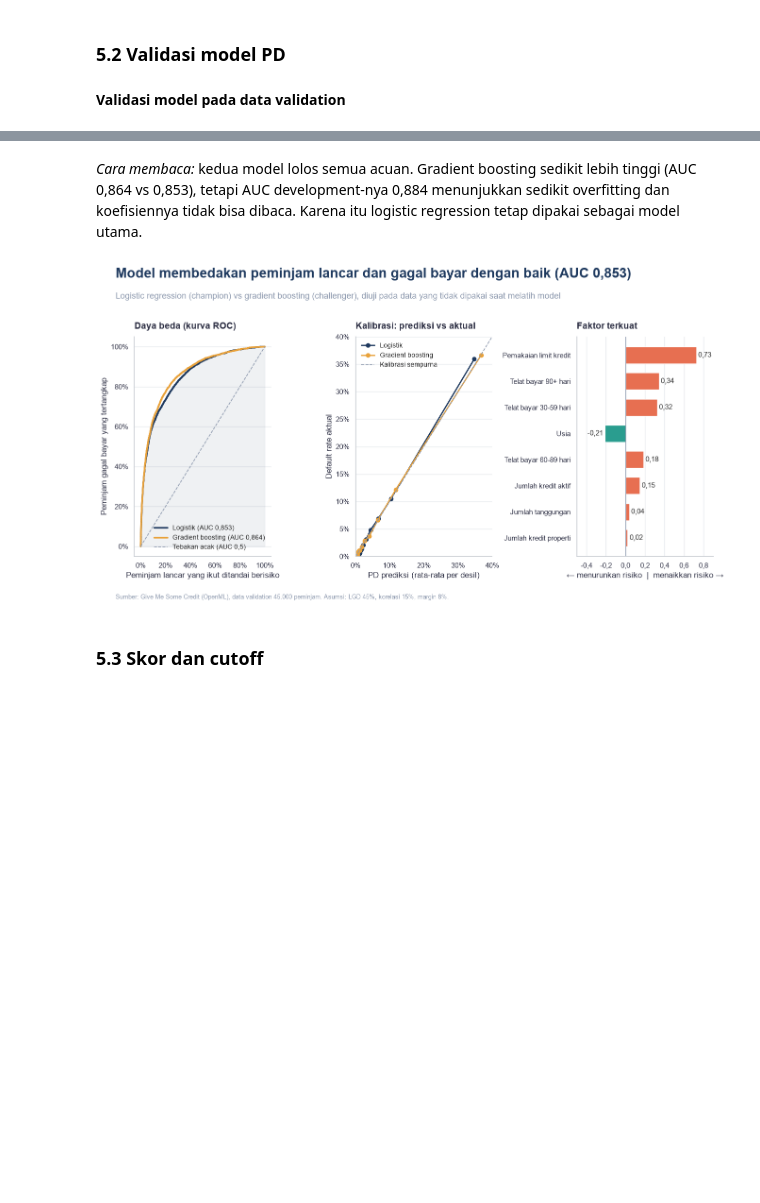
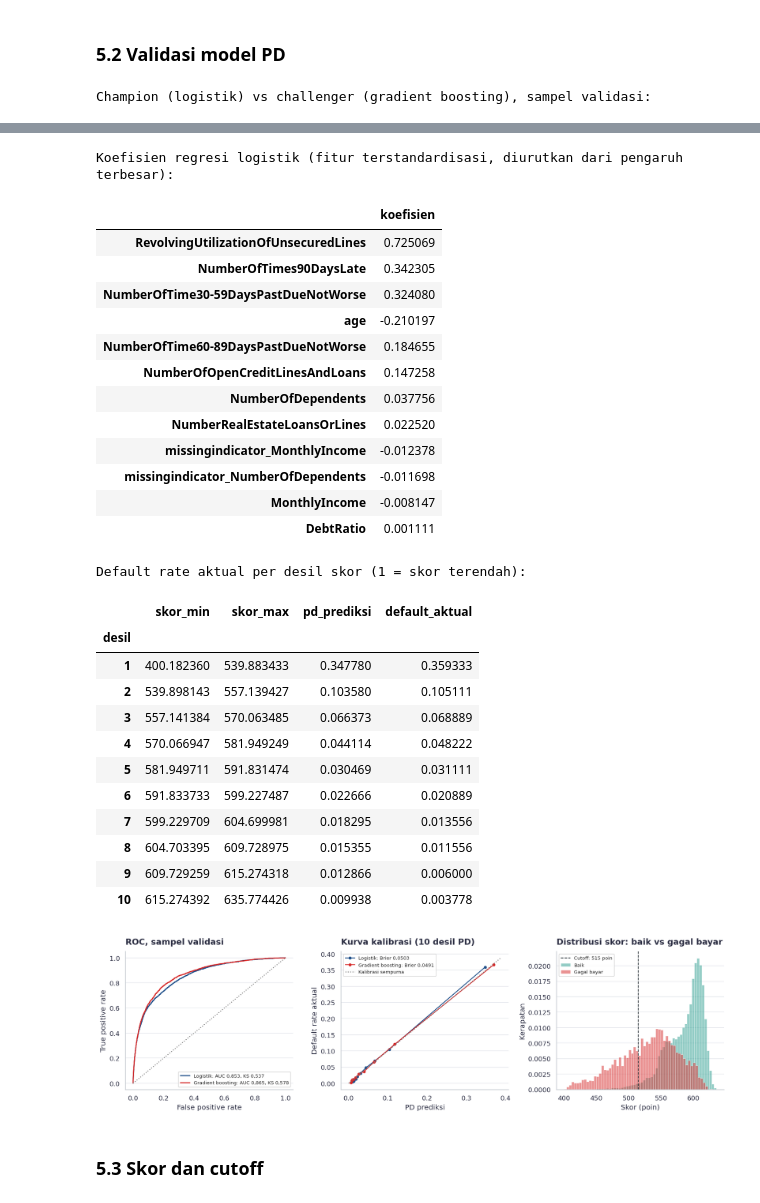
Before and after one commit to aldo02032004/credit-risk-model, a Jupyter notebook: credit_risk_model.ipynb, the cells around one changed output, grey strips where cells are left out. Drawn from its saved outputs; the diff is of its cells as text; code cells hidden in the pictures; blank space fills up the shorter version.

```diff
--- a/credit_risk_model.ipynb
+++ b/credit_risk_model.ipynb
@@ -186,7 +190,7 @@ def loss(z, book):                                                  # rugi sebag
 
 def metrics(c):
     var = np.quantile(c, P["conf"])
-    return pd.Series({"EL": c.mean(), "VaR 99": var, "CVaR 99": c[c >= var].mean(), "UL = VaR − EL": var - c.mean()})
+    return pd.Series({"EL": c.mean(), "Std": c.std(), "VaR 99": var, "CVaR 99": c[c >= var].mean(), "UL = VaR − EL": var - c.mean()})
 
 Z = np.random.default_rng(P["seed"]).standard_normal(P["n_sims"])   # seed sama → skenario sama untuk dua kebijakan
 lolos = port[port.lolos]
@@ -195,19 +199,22 @@ m = pd.DataFrame({"Tanpa cutoff": metrics(L), "Dengan cutoff": metrics(L_cut)})
 
 stres = pd.DataFrame({"Z": [0, -1, -2, -3]}, index=["Median", "Ringan", "Berat", "Ekstrem"])
 stres["1 dari N tahun"] = 1 / norm.cdf(stres.Z)
+stres["PD12 rata-rata"] = [loss(z, port).item() / P["lgd"] for z in stres.Z]
 stres["Rugi tanpa cutoff"] = [loss(z, port).item() for z in stres.Z]
 stres["Rugi dengan cutoff"] = [loss(z, lolos).item() for z in stres.Z]
+stres["Rugi / EL"] = stres["Rugi tanpa cutoff"] / m.loc["EL", "Tanpa cutoff"]
 
 cut = pd.Series({
     "Approval rate": port.lolos.mean(), "Bad rate aktual, semua": port.default.mean(),
     "Bad rate aktual, lolos": lolos.default.mean(), "Bad rate aktual, ditolak": port[~port.lolos].default.mean(),
+    "EL tanpa cutoff": m.loc["EL", "Tanpa cutoff"], "EL dengan cutoff": m.loc["EL", "Dengan cutoff"],
 })
 
 # KRI: (nilai, batas hijau, batas kuning); AUC dibalik tanda karena makin tinggi makin baik
 kri = pd.DataFrame([
     ("AUC model PD",       val.AUC["Logistik"],  0.75, 0.70, -1),   # batas umum validasi model
-    ("Stabilitas skor (PSI)", val["PSI dev→val"]["Logistik"], 0.10, 0.25, 1),   # konvensi PSI industri
-    ("VaR 99 tanpa cutoff", m.loc["VaR 99", "Tanpa cutoff"], 0.04, 0.06, 1),   # risk appetite (asumsi)
+    ("PSI skor dev → val", val["PSI dev→val"]["Logistik"], 0.10, 0.25, 1),   # konvensi PSI industri
+    ("VaR 99 (% portofolio)", m.loc["VaR 99", "Tanpa cutoff"], 0.04, 0.06, 1),   # risk appetite (asumsi)
 ], columns=["KRI", "nilai", "hijau", "kuning", "arah"]).set_index("KRI")
 kri["status"] = [status(r.arah * r.nilai, r.arah * r.hijau, r.arah * r.kuning) for r in kri.itertuples()]
 
@@ -279,6 +316,13 @@ tampil("Validasi model pada data validation", tabel_val.set_index("Metrik"),
        f"kedua model lolos semua acuan. Gradient boosting sedikit lebih tinggi (AUC {num(g.AUC)} vs {num(v.AUC)}), "
        f"tetapi AUC development-nya {num(g['AUC dev'])} menunjukkan sedikit overfitting dan koefisiennya tidak bisa dibaca. "
        "Karena itu logistic regression tetap dipakai sebagai model utama.")
+
+tampil("Faktor yang paling memengaruhi risiko (koefisien logistic regression)",
+       pd.DataFrame({"Koefisien": coef.map(num).values,
+                     "Pengaruh": np.where(coef > 0, "Menaikkan risiko", "Menurunkan risiko")},
+                    index=pd.Index(coef.index.map(nama_fitur), name="Fitur")),
+       "fitur sudah distandardisasi, jadi koefisien bisa dibandingkan langsung. Pemakaian limit kredit dan riwayat "
+       "telat bayar paling menaikkan risiko; peminjam yang lebih tua cenderung lebih aman.")
 
 fig = slide(f"Model membedakan peminjam lancar dan gagal bayar dengan baik (AUC {num(v.AUC)})",
             "Logistic regression (champion) vs gradient boosting (challenger), diuji pada data yang tidak dipakai saat melatih model")
@@ -312,4 +356,4 @@ ax[2].xaxis.set_major_formatter(mtick.FuncFormatter(lambda x, _: num(x, 1)))
 ax[2].grid(axis="x", color="#E6E9ED"); ax[2].grid(axis="y", visible=False)
 fig.savefig("images/02_validasi.png"); plt.show()
 # %% [output]
-**Validasi model pada data validation**
+Champion (logistik) vs challenger (gradient boosting), sampel validasi:
@@ -325,5 +363,31 @@ fig.savefig("images/02_validasi.png"); plt.show()
-*Cara membaca:* kedua model lolos semua acuan. Gradient boosting sedikit lebih tinggi (AUC 0,864 vs 0,853), tetapi AUC development-nya 0,884 menunjukkan sedikit overfitting dan koefisiennya tidak bisa dibaca. Karena itu logistic regression tetap dipakai sebagai model utama.
+Koefisien regresi logistik (fitur terstandardisasi, diurutkan dari pengaruh terbesar):
+|  | koefisien |
+| RevolvingUtilizationOfUnsecuredLines | 0.725069 |
+| NumberOfTimes90DaysLate | 0.342305 |
+| NumberOfTime30-59DaysPastDueNotWorse | 0.324080 |
+| age | -0.210197 |
+| NumberOfTime60-89DaysPastDueNotWorse | 0.184655 |
+| NumberOfOpenCreditLinesAndLoans | 0.147258 |
+| NumberOfDependents | 0.037756 |
+| NumberRealEstateLoansOrLines | 0.022520 |
+| missingindicator_MonthlyIncome | -0.012378 |
+| missingindicator_NumberOfDependents | -0.011698 |
+| MonthlyIncome | -0.008147 |
+| DebtRatio | 0.001111 |
+Default rate aktual per desil skor (1 = skor terendah):
+|  | skor_min | skor_max | pd_prediksi | default_aktual |
+| desil |  |  |  |  |
+| 1 | 400.182360 | 539.883433 | 0.347780 | 0.359333 |
+| 2 | 539.898143 | 557.139427 | 0.103580 | 0.105111 |
+| 3 | 557.141384 | 570.063485 | 0.066373 | 0.068889 |
+| 4 | 570.066947 | 581.949249 | 0.044114 | 0.048222 |
+| 5 | 581.949711 | 591.831474 | 0.030469 | 0.031111 |
+| 6 | 591.833733 | 599.227487 | 0.022666 | 0.020889 |
+| 7 | 599.229709 | 604.699981 | 0.018295 | 0.013556 |
+| 8 | 604.703395 | 609.728975 | 0.015355 | 0.011556 |
+| 9 | 609.729259 | 615.274318 | 0.012866 | 0.006000 |
+| 10 | 615.274392 | 635.774426 | 0.009938 | 0.003778 |
-[figure, old version]
+[figure, new version]
 # %% [markdown]
 ### 5.3 Skor dan cutoff
 # %%
```
Also changed, not shown: parts of 6 cells of this notebook.
